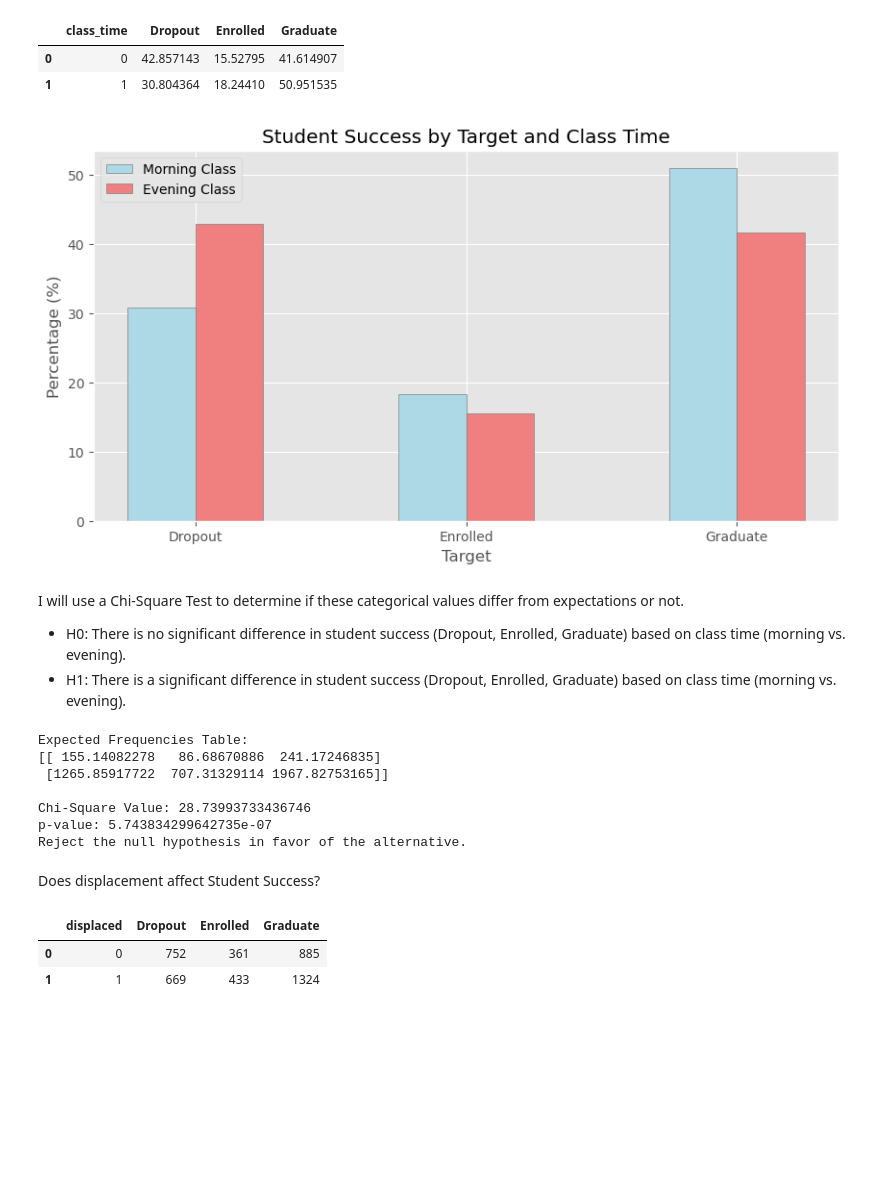
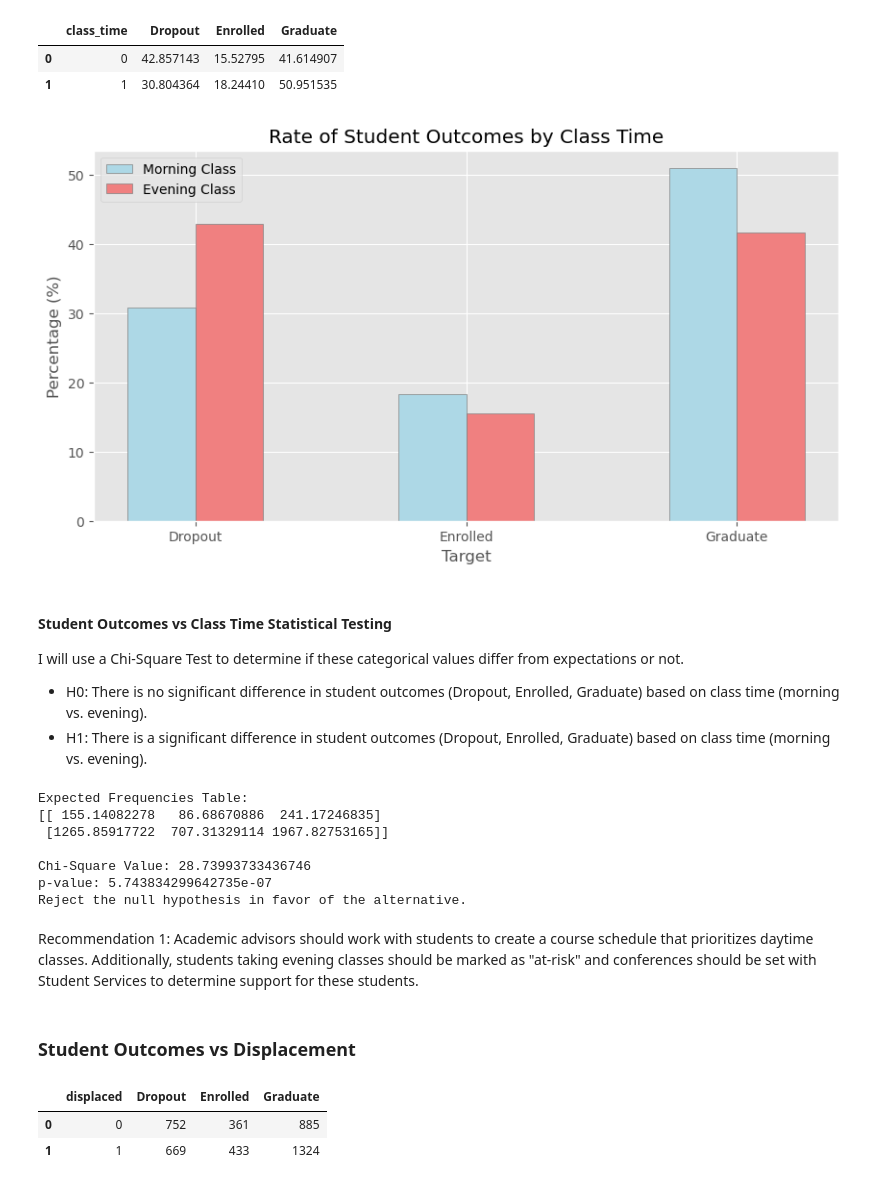
Before and after one commit to elijahlopez94/predicting_student_success, a Jupyter notebook: student_success.ipynb, the cells around one changed output. Drawn from its saved outputs; the diff is of its cells as text; code cells hidden in the pictures; blank space fills up the shorter version.

```diff
--- a/student_success.ipynb
+++ b/student_success.ipynb
@@ -332,39 +247,40 @@ perc_time_target_df
 | 0 | 0 | 42.857143 | 15.52795 | 41.614907 |
 | 1 | 1 | 30.804364 | 18.24410 | 50.951535 |
 # %%
-# Bar graph of Student Success by Target and Class Time
+# Bar graph of Rate of Student Outcomes by Class Time
 
 fig, ax = plt.subplots(figsize=(10, 5))
 bar_width = 0.25
 
 # Define the positions for each group of bars (grouped by Target)
 x = ['Dropout', 'Enrolled', 'Graduate']
 r1 = np.arange(len(x))  # 'morning' on left
 r2 = [x + bar_width for x in r1]  # 'evening' on right
 
 # Plot the bars
-ax.bar(r1, perc_time_target_df.iloc[1, 1:], color='lightblue', width=bar_width, edgecolor='grey', label='Morning Class')  # 'morning' == blue
-ax.bar(r2, perc_time_target_df.iloc[0, 1:], color='lightcoral', width=bar_width, edgecolor='grey', label='Evening Class')  # 'evening' == red
+ax.bar(r1, perc_time_target_df.iloc[1, 1:], color='lightblue', width=bar_width, edgecolor='grey', label='Morning Class')
+ax.bar(r2, perc_time_target_df.iloc[0, 1:], color='lightcoral', width=bar_width, edgecolor='grey', label='Evening Class')
 
 # Set titles and labels
-ax.set_title('Student Success by Target and Class Time')
+ax.set_title('Rate of Student Outcomes by Class Time')
 ax.set_xlabel('Target')
 ax.set_ylabel('Percentage (%)')
 ax.set_xticks([r + bar_width / 2 for r in range(len(x))])  # Position x-ticks at the center of the grouped bars
 ax.set_xticklabels(x)  # Use Target as labels for x-axis
 
 # Add legend
 ax.legend()
 
 # Display the plot
 plt.show();
 # %% [output]
-[figure, old version]
+[figure, new version]
 # %% [markdown]
+#### Student Outcomes vs Class Time Statistical Testing
 I will use a Chi-Square Test to determine if these categorical values differ from expectations or not.
 
-* H0: There is no significant difference in student success (Dropout, Enrolled, Graduate) based on class time (morning vs. evening).
-* H1: There is a significant difference in student success (Dropout, Enrolled, Graduate) based on class time (morning vs. evening).
+* H0: There is no significant difference in student outcomes (Dropout, Enrolled, Graduate) based on class time (morning vs. evening).
+* H1: There is a significant difference in student outcomes (Dropout, Enrolled, Graduate) based on class time (morning vs. evening).
 # %%
 # Function to conduct Chi-Square test over data frame with given alpha
 def chi_square_test(data_frame, alpha):
@@ -392,8 +308,10 @@ Expected Frequencies Table:
 Chi-Square Value: 28.73993733436746
 p-value: 5.743834299642735e-07
 Reject the null hypothesis in favor of the alternative.
-# %% [markdown]
-Does displacement affect Student Success?
+# %% [markdown]
+Recommendation 1: Academic advisors should work with students to create a course schedule that prioritizes daytime classes. Additionally, students taking evening classes should be marked as "at-risk" and conferences should be set with Student Services to determine support for these students.
+# %% [markdown]
+### Student Outcomes vs Displacement
 # %%
 # Group by displaced and count target
 displaced_target_df = cat_df.groupby(by=['displaced', 'target']).size().unstack(fill_value=0)
```
Also changed, not shown: parts of 56 cells of this notebook.
